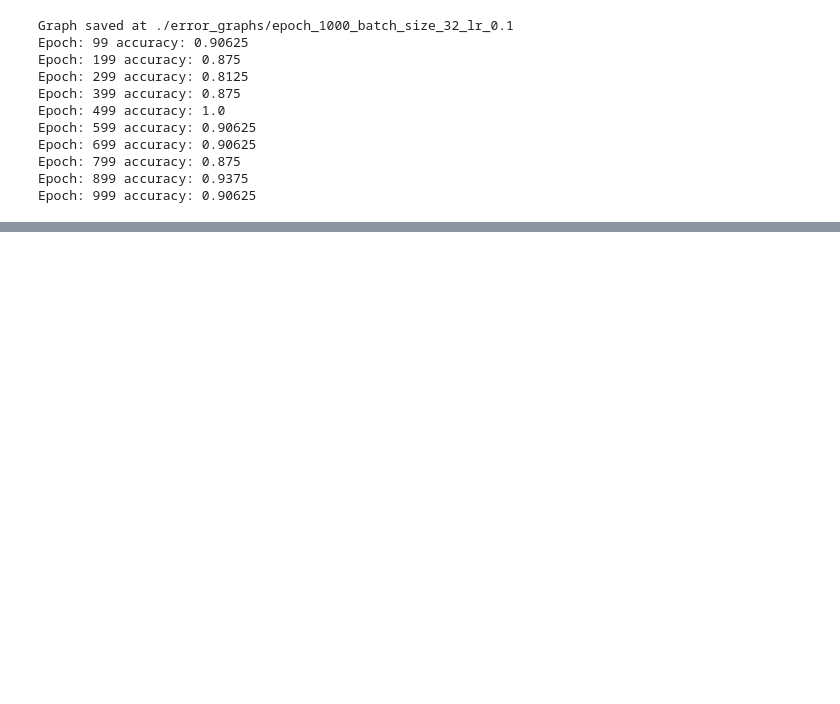
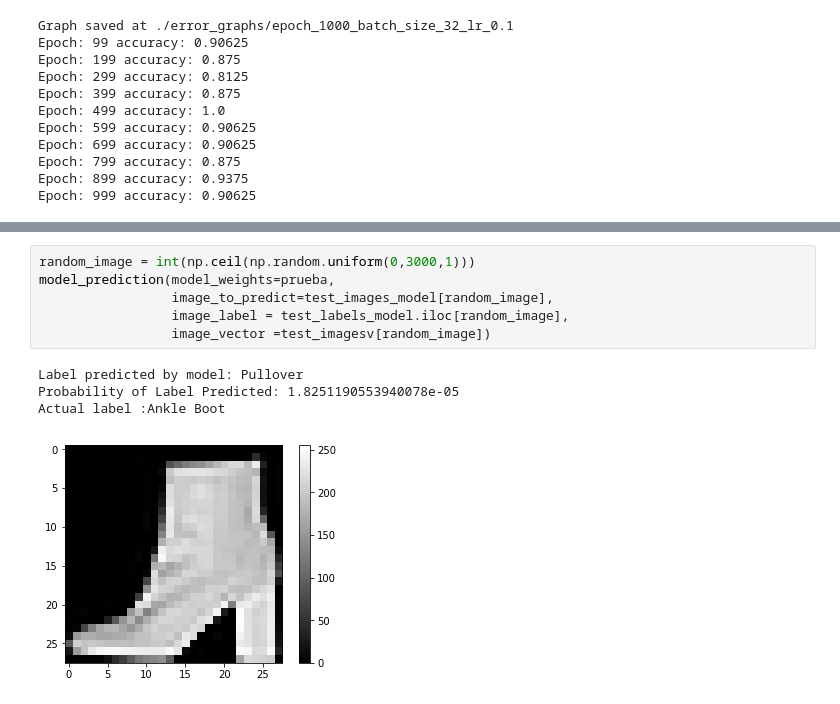
Before and after one commit to Tepi994/Statistical-Learning1, a Jupyter notebook: logistic_regression/Fashion_mnist.ipynb, the cells around one changed output, grey strips where cells are left out. Cells and saved outputs as stored; diff of their text form; blank space fills up the shorter version.

```diff
--- a/logistic_regression/Fashion_mnist.ipynb
+++ b/logistic_regression/Fashion_mnist.ipynb
@@ -358,0 +527,11 @@ len(prueba[0])
+# %%
+random_image = int(np.ceil(np.random.uniform(0,3000,1)))
+model_prediction(model_weights=prueba,
+                 image_to_predict=test_images_model[random_image],
+                 image_label = test_labels_model.iloc[random_image],
+                 image_vector =test_imagesv[random_image])
+# %% [output]
+Label predicted by model: Pullover
+Probability of Label Predicted: 1.8251190553940078e-05
+Actual label :Ankle Boot
+[figure, added]
```
Also changed, not shown: parts of 30 cells of this notebook, 31 other files.
